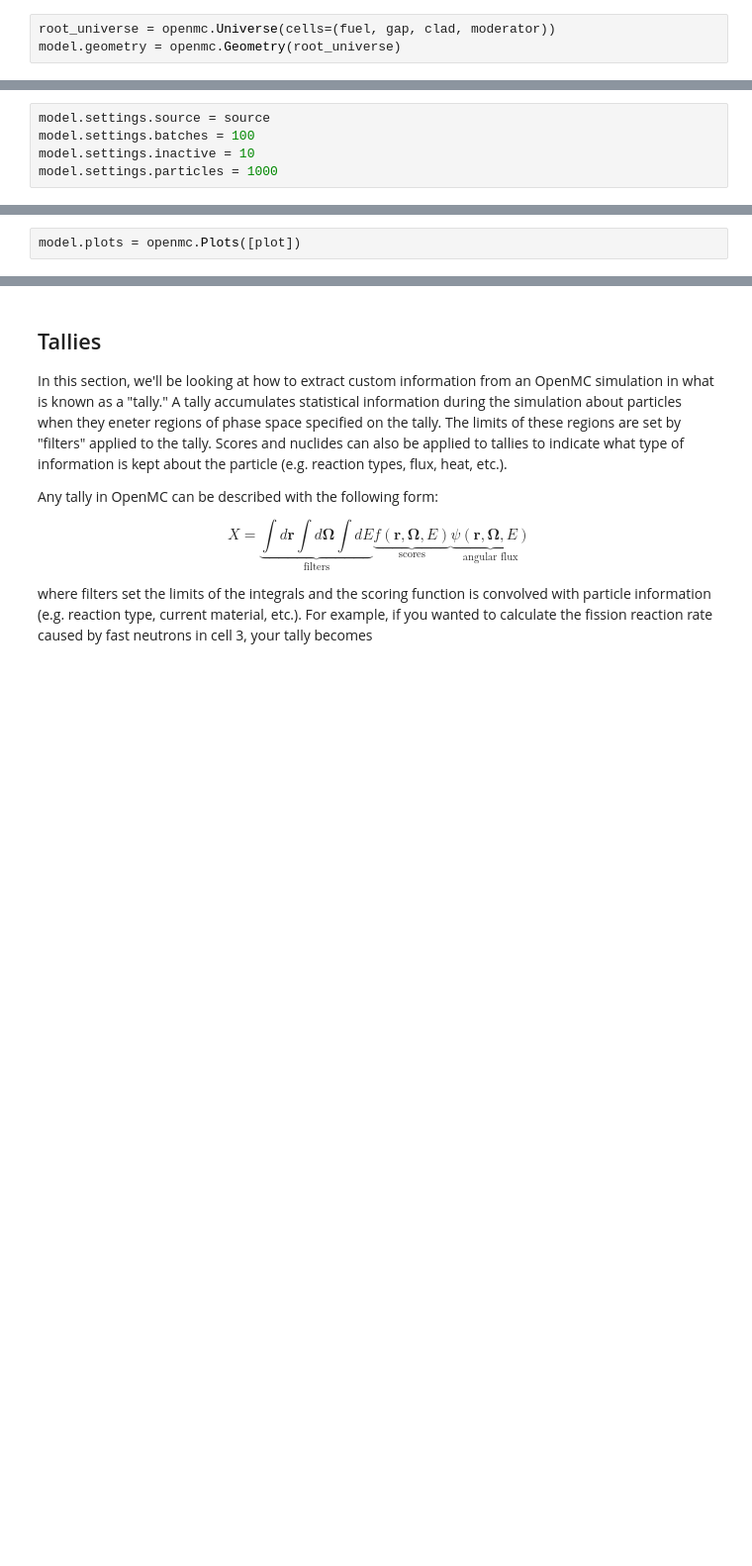
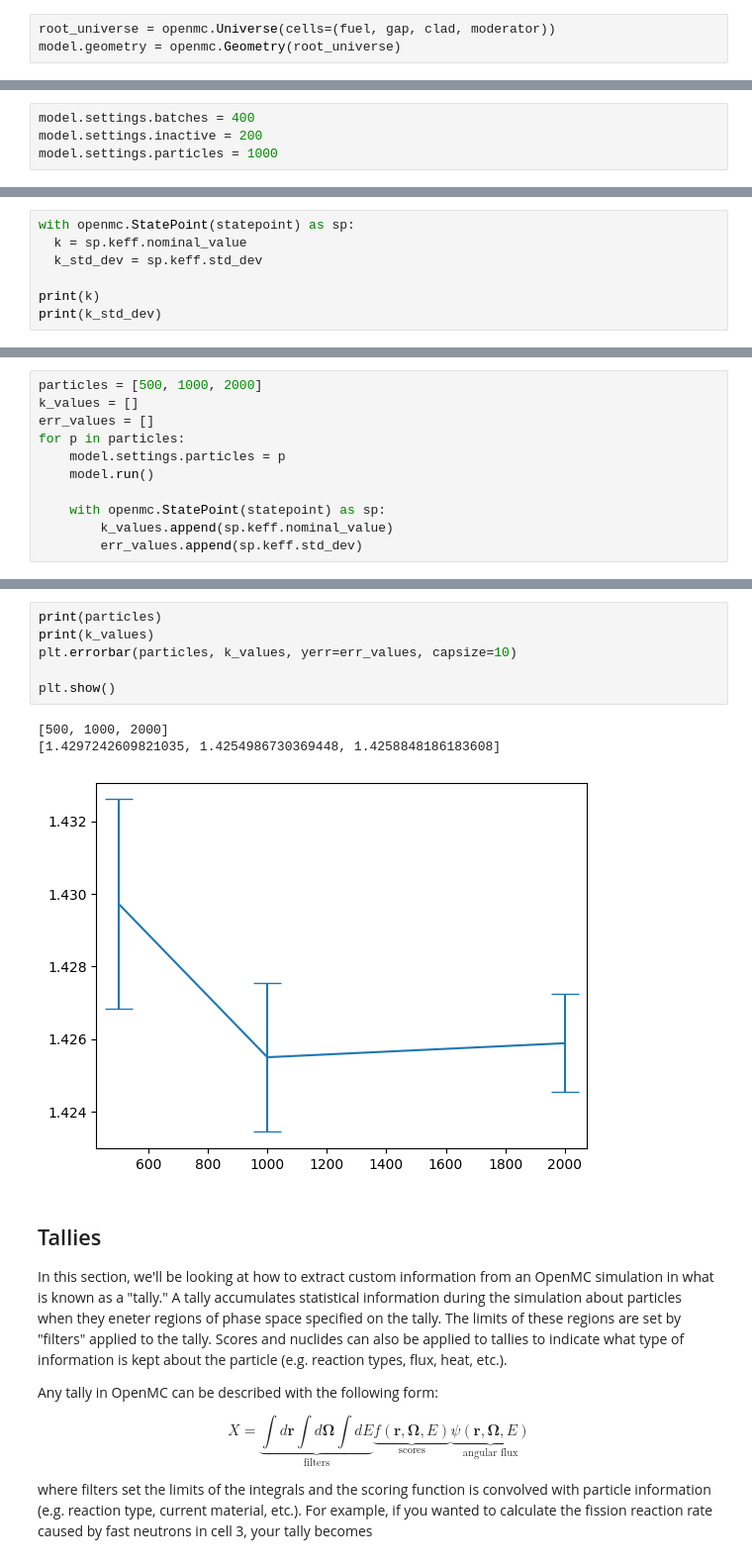
Before and after one commit to aprilnovak/openmc, a Jupyter notebook: Pincell455-solution.ipynb, the cells around one changed output, grey strips where cells are left out. Shown at 99% size. Drawn from its saved outputs; the diff is of its cells as text; blank space fills up the shorter version.

```diff
--- a/Pincell455-solution.ipynb
+++ b/Pincell455-solution.ipynb
@@ -375,7 +430,6 @@ source = openmc.IndependentSource(space=point)
 # %%
-model.settings.source = source
-model.settings.batches = 100
-model.settings.inactive = 10
+model.settings.batches = 400
+model.settings.inactive = 200
 model.settings.particles = 1000
 # %% [markdown]
 ## Running OpenMC
@@ -399,2 +457,0 @@ With our plot created, we need to add it to a `Plots` collection which can be ex
-# %%
-model.plots = openmc.Plots([plot])
@@ -411,0 +458,7 @@ Image("pinplot.png")
+# %%
+with openmc.StatePoint(statepoint) as sp:
+  k = sp.keff.nominal_value
+  k_std_dev = sp.keff.std_dev
+
+print(k)
+print(k_std_dev)
@@ -411,0 +472,11 @@ Image("pinplot.png")
+# %%
+particles = [500, 1000, 2000]
+k_values = []
+err_values = []
+for p in particles:
+    model.settings.particles = p
+    model.run()
+
+    with openmc.StatePoint(statepoint) as sp:
+        k_values.append(sp.keff.nominal_value)
+        err_values.append(sp.keff.std_dev)
@@ -412,3 +501,13 @@ Image("pinplot.png")
+# %%
+print(particles)
+print(k_values)
+plt.errorbar(particles, k_values, yerr=err_values, capsize=10)
+
+plt.show()
+# %% [output]
+[500, 1000, 2000]
+[1.4297242609821035, 1.4254986730369448, 1.4258848186183608]
+[figure, added]
 # %% [markdown]
 ## Tallies
 
```
Also changed, not shown: parts of 157 cells of this notebook.
